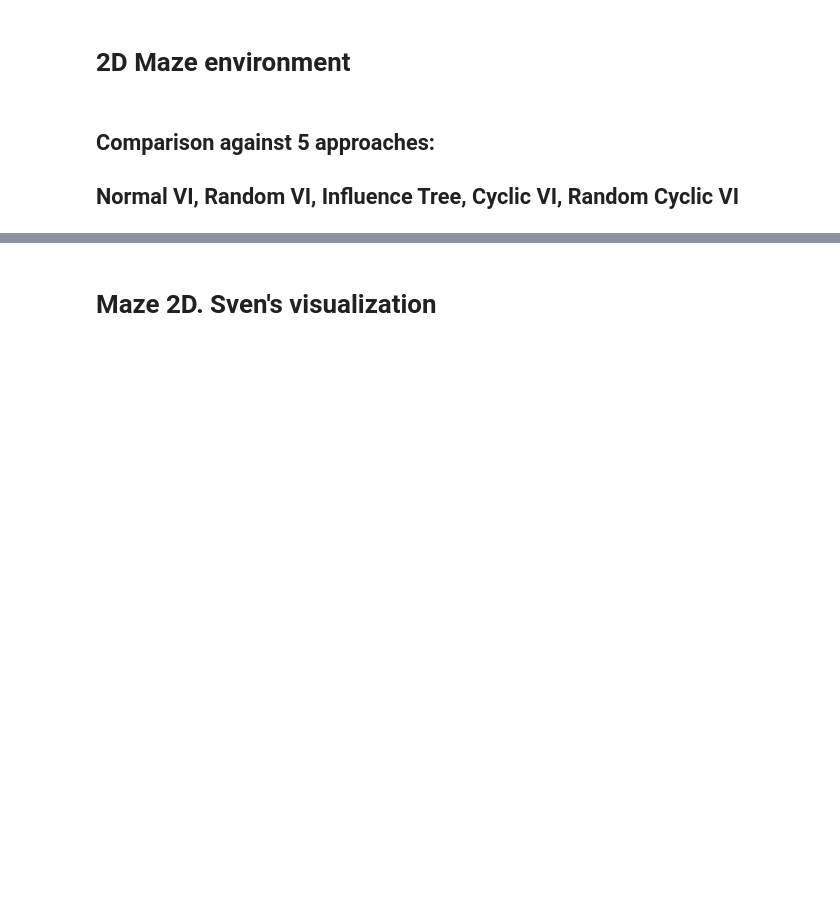
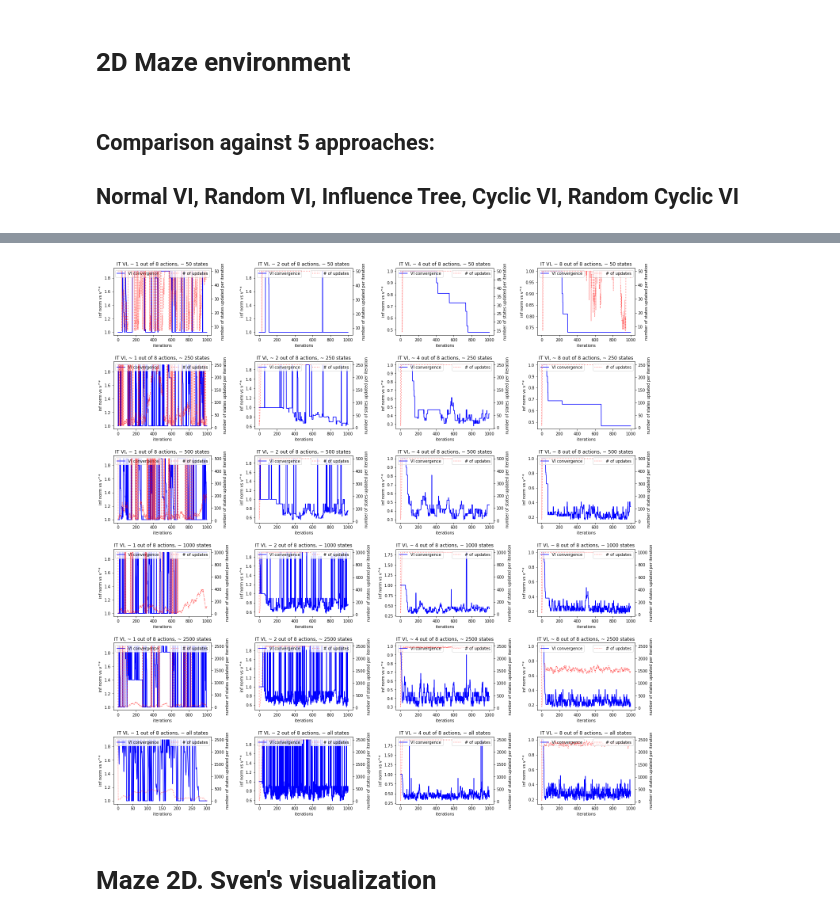
Before and after one commit to sven-lerner/cme_307_project, a Jupyter notebook: vi.ipynb, the cells around one changed output, grey strips where cells are left out. Drawn from its saved outputs; the diff is of its cells as text; code cells hidden in the pictures; blank space fills up the shorter version.

```diff
--- a/vi.ipynb
+++ b/vi.ipynb
@@ -207,3 +251,19 @@ plt.show()
+# %%
+sample_actions = [1, 2, 4, 8]
+B_k_sizes = [50, 250, 500, 1000, 2500, None]
+fig = plt.figure(figsize=(20,20))
+
+for idx, na in enumerate(sample_actions):
+    for j, B_k_size in enumerate(B_k_sizes):
+        maze = RandomGridMaze(50, 50, 4, num_actions = 8, seed=0)
+        maze_actions, maze_transitions, maze_rewards, terminal_maze_state = maze.get_mdp()
+
+        plot_influence_tree(maze_actions, maze_transitions, maze_rewards, terminal_maze_state, \
+                            fig, idx+1, len(sample_actions), na, B_k_size, len(B_k_sizes), j+1)
+
+plt.show()
+# %% [output]
+[figure, added]
 # %% [markdown]
 # Maze 2D. Sven's visualization
 # %%
```
Also changed, not shown: parts of 9 cells of this notebook, 1 other file.
